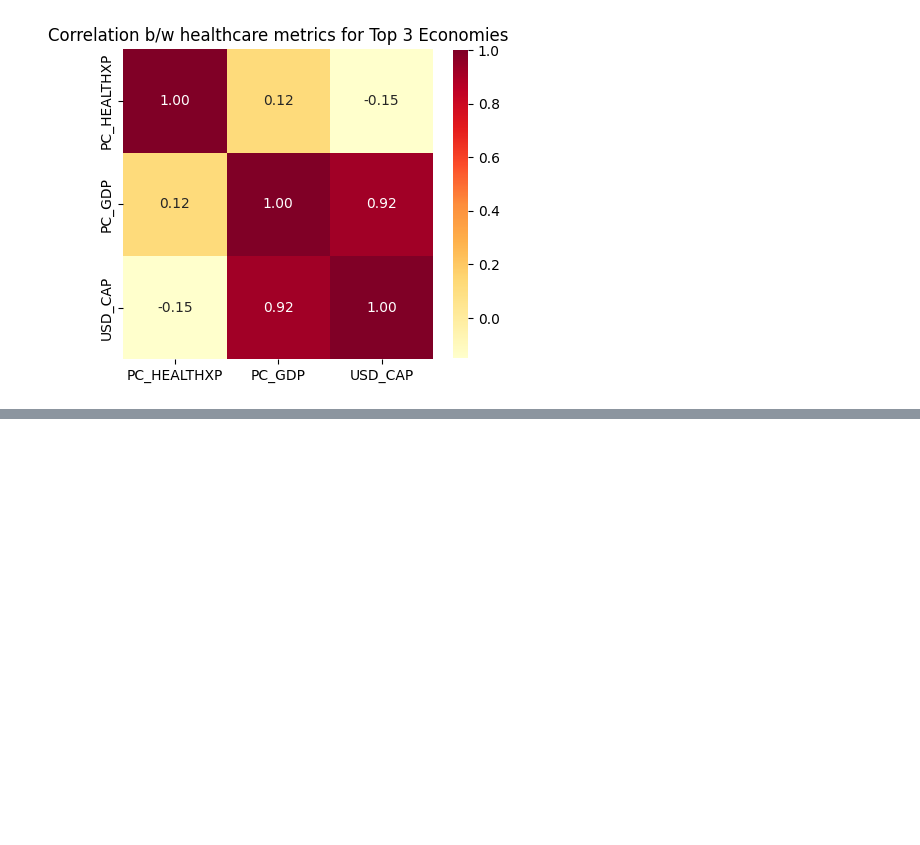
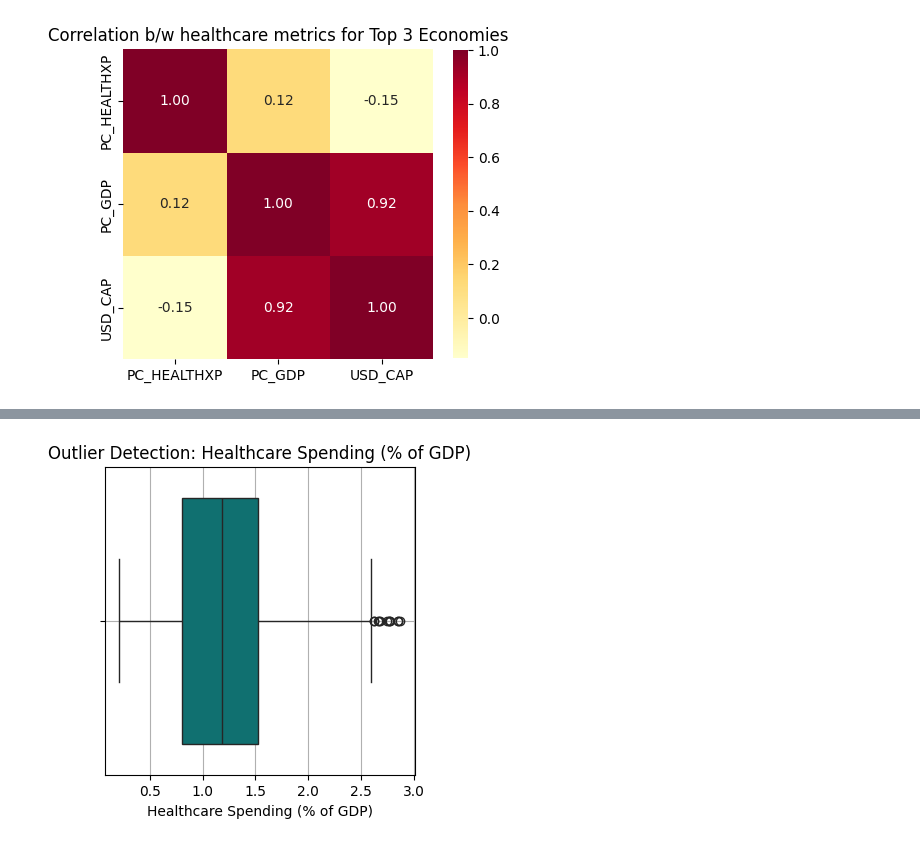
Before and after one commit to Sharvani-123/Pharmaceutical-Drug-Spendings_Analysis, a Jupyter notebook: analysis.ipynb, the cells around one changed output, grey strips where cells are left out. Saved outputs shown, nothing was run; the diff lists cells and outputs as text; code cells hidden in the pictures; blank space fills up the shorter version.

```diff
--- a/analysis.ipynb
+++ b/analysis.ipynb
@@ -211,0 +212,10 @@ plt.show()
+# %%
+# Boxplot to detect outliers in % GDP healthcare spending
+plt.figure(figsize=(4, 4))
+sns.boxplot(x=data['PC_GDP'], color='teal')
+plt.title('Outlier Detection: Healthcare Spending (% of GDP)')
+plt.xlabel('Healthcare Spending (% of GDP)')
+plt.grid(True)
+plt.show()
+# %% [output]
+[figure, added]
```
Also changed, not shown: parts of 6 cells of this notebook.
